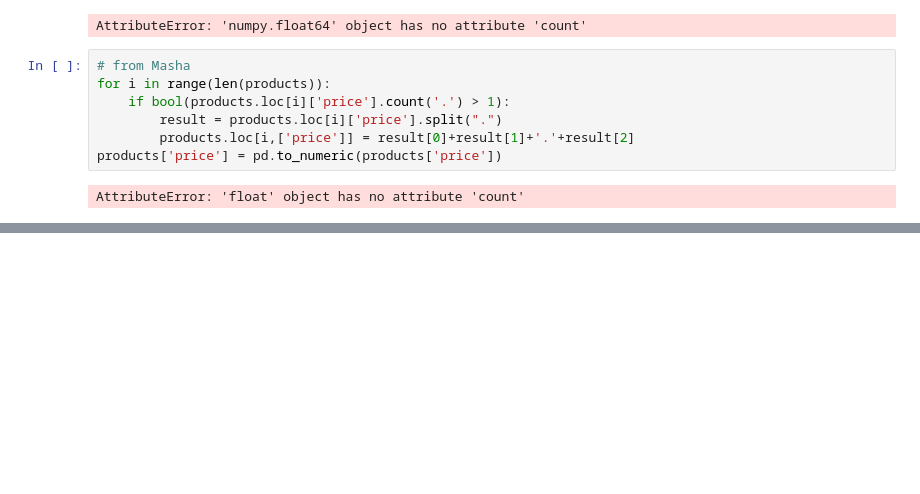
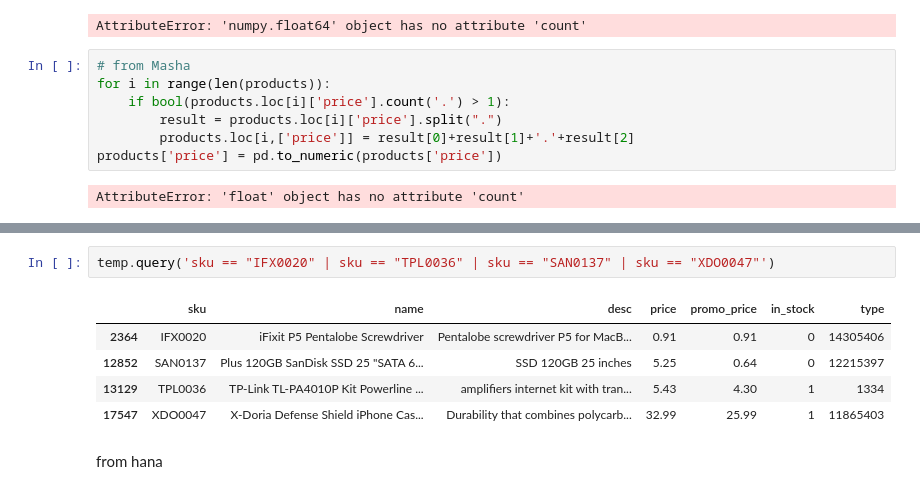
Before and after one commit to kriiis/project_2_pandas_matplotlib, a Jupyter notebook: initial_explorations.ipynb, the cells around one changed output, grey strips where cells are left out. Saved outputs shown, nothing was run; the diff lists cells and outputs as text; blank space fills up the shorter version.

```diff
--- a/initial_explorations.ipynb
+++ b/initial_explorations.ipynb
@@ -413,0 +570,10 @@ products.sample(10)
+# %%
+temp.query('sku == "IFX0020" | sku == "TPL0036" | sku == "SAN0137" | sku == "XDO0047"')
+# %% [output]
+|  | sku | name | desc | price | promo_price | in_stock | type |
+| 2364 | IFX0020 | iFixit P5 Pentalobe Screwdriver | Pentalobe screwdriver P5 for MacB... | 0.91 | 0.91 | 0 | 14305406 |
+| 12852 | SAN0137 | Plus 120GB SanDisk SSD 25 "SATA 6... | SSD 120GB 25 inches | 5.25 | 0.64 | 0 | 12215397 |
+| 13129 | TPL0036 | TP-Link TL-PA4010P Kit Powerline ... | amplifiers internet kit with tran... | 5.43 | 4.30 | 1 | 1334 |
+| 17547 | XDO0047 | X-Doria Defense Shield iPhone Cas... | Durability that combines polycarb... | 32.99 | 25.99 | 1 | 11865403 |
+# %% [markdown]
+from hana
```
Also changed, not shown: parts of 8 cells of this notebook, 7 other files.
